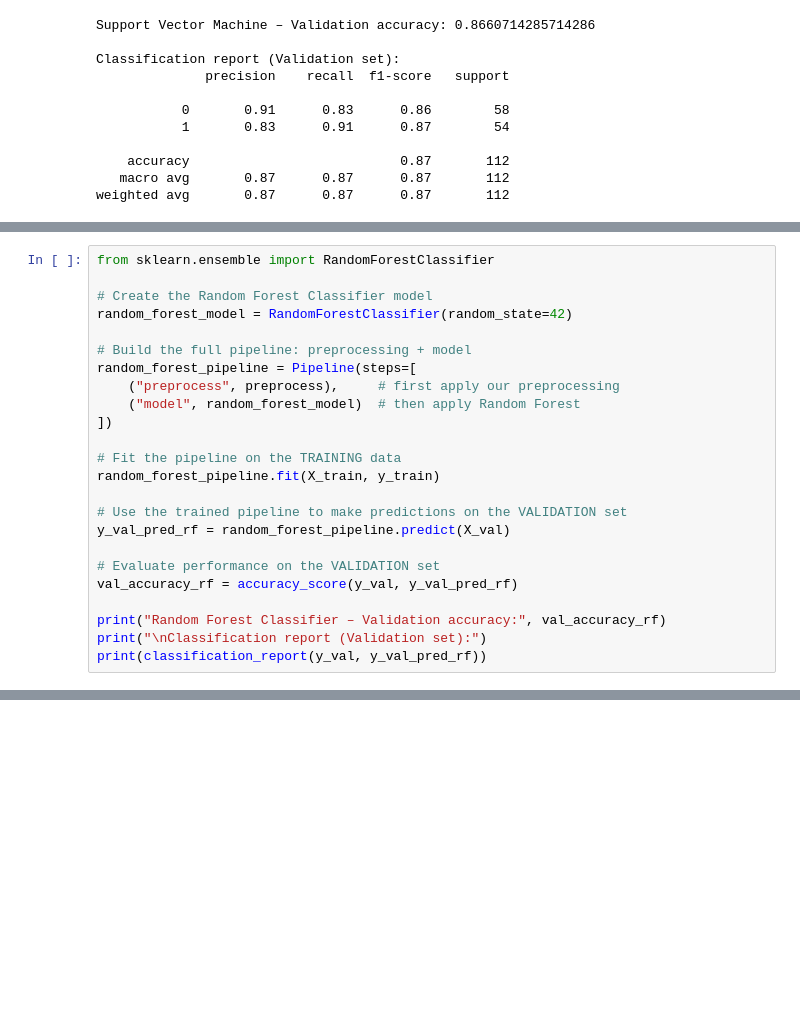
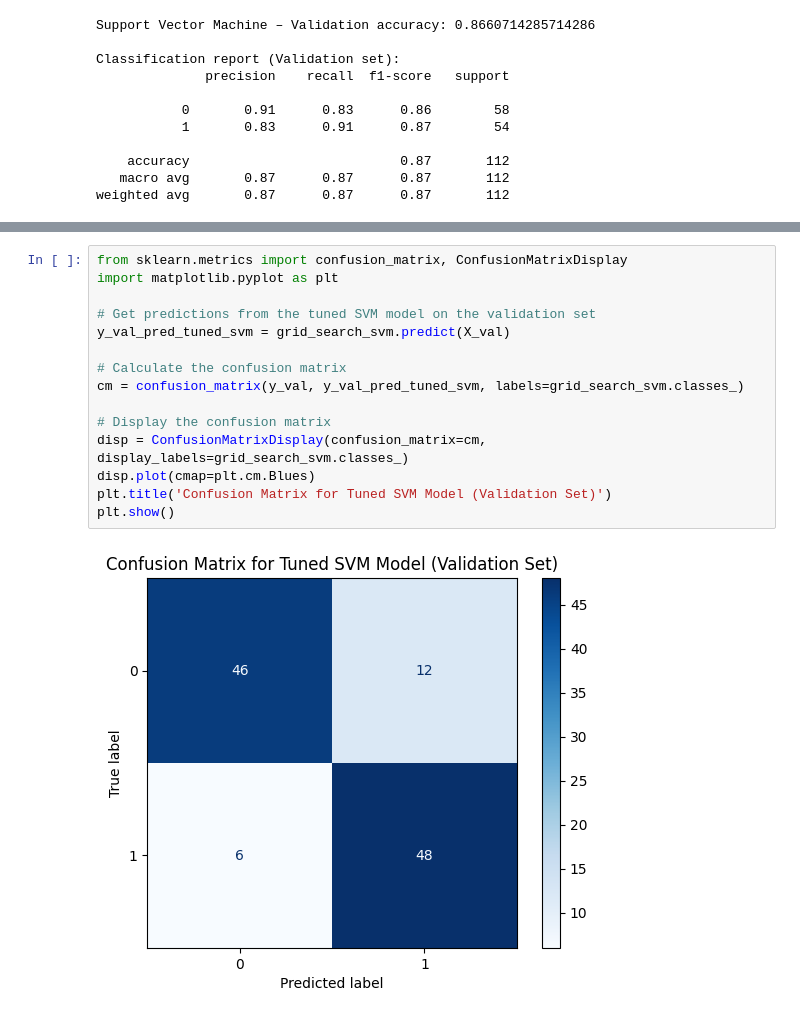
Before and after one commit to chirangovinna/Heart-Failure-Prediction, a Jupyter notebook: FMI_Heart_Failure_Prediction.ipynb, the cells around one changed output, grey strips where cells are left out. Drawn from its saved outputs; the diff is of its cells as text; blank space fills up the shorter version.

Commit message:
deep dive on SVM model

```diff
--- a/FMI_Heart_Failure_Prediction.ipynb
+++ b/FMI_Heart_Failure_Prediction.ipynb
@@ -460,24 +377,0 @@ weighted avg       0.79      0.79      0.79       112
-# %%
-from sklearn.ensemble import RandomForestClassifier
-
-# Create the Random Forest Classifier model
-random_forest_model = RandomForestClassifier(random_state=42)
-
-# Build the full pipeline: preprocessing + model
-random_forest_pipeline = Pipeline(steps=[
-    ("preprocess", preprocess),     # first apply our preprocessing
-    ("model", random_forest_model)  # then apply Random Forest
-])
-
-# Fit the pipeline on the TRAINING data
-random_forest_pipeline.fit(X_train, y_train)
-
-# Use the trained pipeline to make predictions on the VALIDATION set
-y_val_pred_rf = random_forest_pipeline.predict(X_val)
-
-# Evaluate performance on the VALIDATION set
-val_accuracy_rf = accuracy_score(y_val, y_val_pred_rf)
-
-print("Random Forest Classifier – Validation accuracy:", val_accuracy_rf)
-print("\nClassification report (Validation set):")
-print(classification_report(y_val, y_val_pred_rf))
@@ -495,0 +504,17 @@ weighted avg       0.84      0.84      0.84       112
+# %%
+from sklearn.metrics import confusion_matrix, ConfusionMatrixDisplay
+import matplotlib.pyplot as plt
+
+# Get predictions from the tuned SVM model on the validation set
+y_val_pred_tuned_svm = grid_search_svm.predict(X_val)
+
+# Calculate the confusion matrix
+cm = confusion_matrix(y_val, y_val_pred_tuned_svm, labels=grid_search_svm.classes_)
+
+# Display the confusion matrix
+disp = ConfusionMatrixDisplay(confusion_matrix=cm, display_labels=grid_search_svm.classes_)
+disp.plot(cmap=plt.cm.Blues)
+plt.title('Confusion Matrix for Tuned SVM Model (Validation Set)')
+plt.show()
+# %% [output]
+[figure, added]
```
Also changed, not shown: parts of 8 cells of this notebook.
